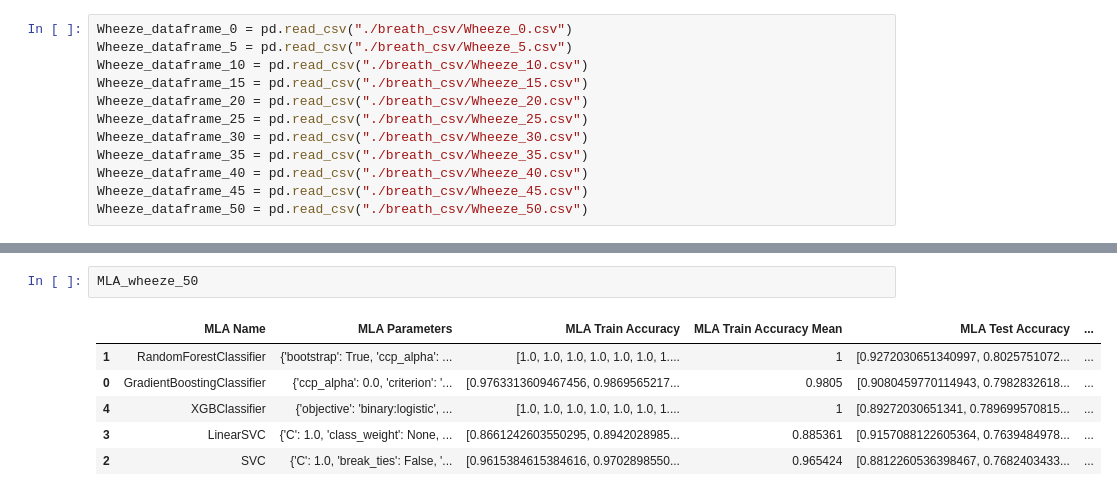
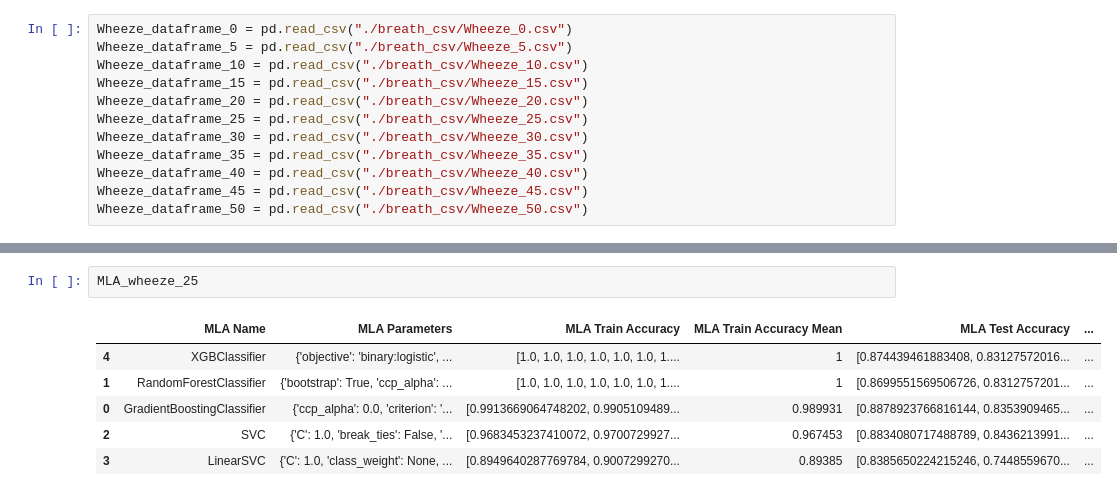
Before and after one commit to akansh12/breath_segmentation, a Jupyter notebook: Exp_3_Wheeze_and_Breathe.ipynb, the cells around one changed output, grey strips where cells are left out. Drawn from its saved outputs; the diff is of its cells as text.

```diff
--- a/Exp_3_Wheeze_and_Breathe.ipynb
+++ b/Exp_3_Wheeze_and_Breathe.ipynb
@@ -444,9 +464,9 @@ MLA_wheeze_0
-# %%
-MLA_wheeze_50
-# %% [output]
-|  | MLA Name | MLA Parameters | MLA Train Accuracy | MLA Train Accuracy Mean | MLA Test Accuracy | ... |
-| 1 | RandomForestClassifier | {'bootstrap': True, 'ccp_alpha': ... | [1.0, 1.0, 1.0, 1.0, 1.0, 1.0, 1.... | 1 | [0.9272030651340997, 0.8025751072... | ... |
-| 0 | GradientBoostingClassifier | {'ccp_alpha': 0.0, 'criterion': '... | [0.9763313609467456, 0.9869565217... | 0.9805 | [0.9080459770114943, 0.7982832618... | ... |
-| 4 | XGBClassifier | {'objective': 'binary:logistic', ... | [1.0, 1.0, 1.0, 1.0, 1.0, 1.0, 1.... | 1 | [0.89272030651341, 0.789699570815... | ... |
-| 3 | LinearSVC | {'C': 1.0, 'class_weight': None, ... | [0.8661242603550295, 0.8942028985... | 0.885361 | [0.9157088122605364, 0.7639484978... | ... |
-| 2 | SVC | {'C': 1.0, 'break_ties': False, '... | [0.9615384615384616, 0.9702898550... | 0.965424 | [0.8812260536398467, 0.7682403433... | ... |
+# %%
+MLA_wheeze_25
+# %% [output]
+|  | MLA Name | MLA Parameters | MLA Train Accuracy | MLA Train Accuracy Mean | MLA Test Accuracy | ... |
+| 4 | XGBClassifier | {'objective': 'binary:logistic', ... | [1.0, 1.0, 1.0, 1.0, 1.0, 1.0, 1.... | 1 | [0.874439461883408, 0.83127572016... | ... |
+| 1 | RandomForestClassifier | {'bootstrap': True, 'ccp_alpha': ... | [1.0, 1.0, 1.0, 1.0, 1.0, 1.0, 1.... | 1 | [0.8699551569506726, 0.8312757201... | ... |
+| 0 | GradientBoostingClassifier | {'ccp_alpha': 0.0, 'criterion': '... | [0.9913669064748202, 0.9905109489... | 0.989931 | [0.8878923766816144, 0.8353909465... | ... |
+| 2 | SVC | {'C': 1.0, 'break_ties': False, '... | [0.9683453237410072, 0.9700729927... | 0.967453 | [0.8834080717488789, 0.8436213991... | ... |
+| 3 | LinearSVC | {'C': 1.0, 'class_weight': None, ... | [0.8949640287769784, 0.9007299270... | 0.89385 | [0.8385650224215246, 0.7448559670... | ... |
```
Also changed, not shown: parts of 16 cells of this notebook, 22 other files.
